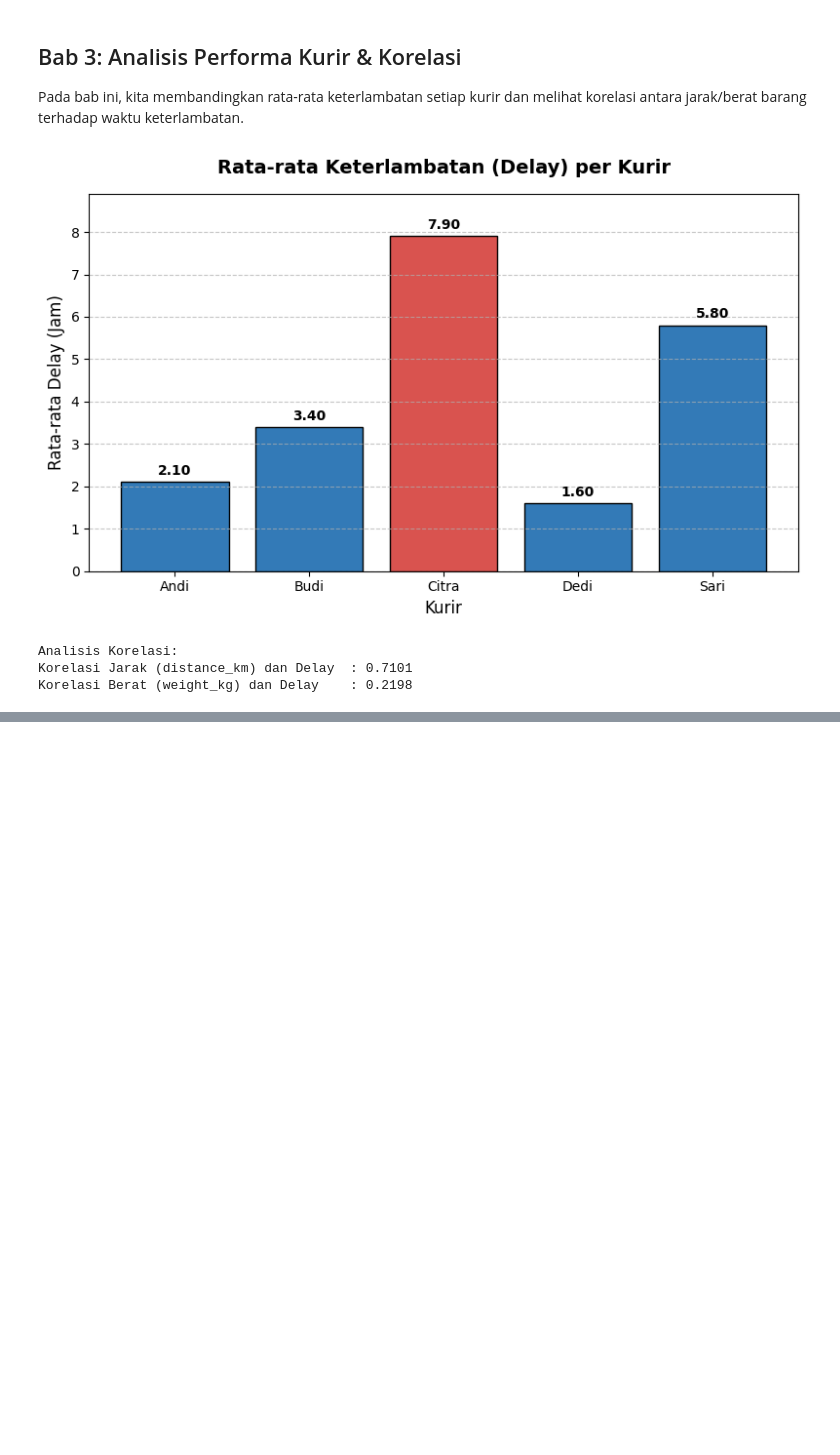
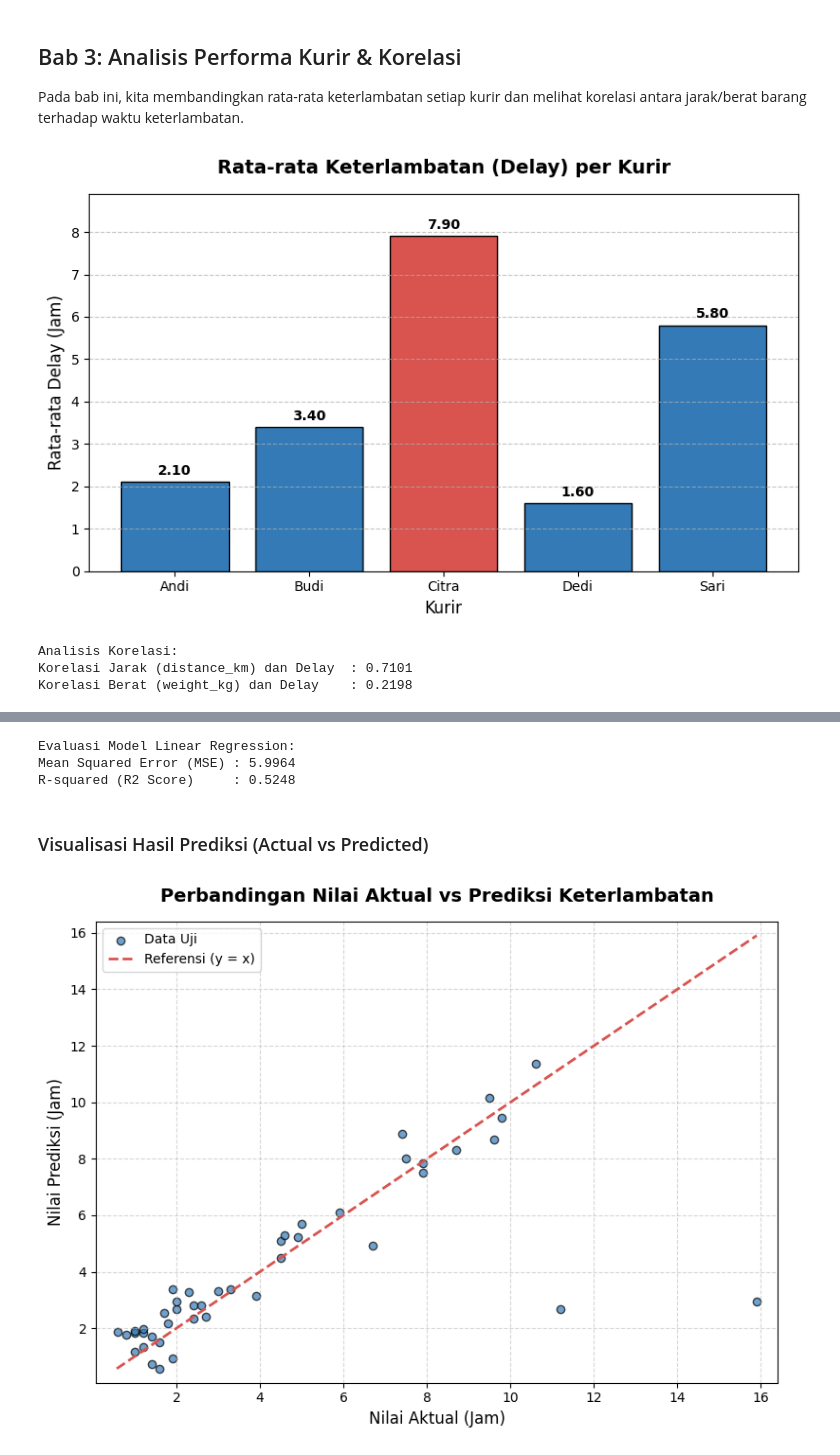
Before and after one commit to AhmadKusumahDEV/anteraja-capstone-muhammad_fatur, a Jupyter notebook: shipment-delivery-analysis.ipynb, the cells around one changed output, grey strips where cells are left out. Cells and saved outputs as stored; diff of their text form; code cells hidden in the pictures; blank space fills up the shorter version.

Commit message:
feat: add machine learning modeling and business insights

```diff
--- a/shipment-delivery-analysis.ipynb
+++ b/shipment-delivery-analysis.ipynb
@@ -135,0 +140,49 @@ Korelasi Berat (weight_kg) dan Delay    : 0.2198
+# %%
+from sklearn.model_selection import train_test_split
+from sklearn.linear_model import LinearRegression
+from sklearn.metrics import mean_squared_error, r2_score
+
+X = df[['distance_km', 'weight_kg']]
+y = df['delay_hours']
+
+X_train, X_test, y_train, y_test = train_test_split(X, y, test_size=0.2, random_state=42)
+
+model = LinearRegression()
+model.fit(X_train, y_train)
+
+y_pred = model.predict(X_test)
+
+mse = mean_squared_error(y_test, y_pred)
+r2 = r2_score(y_test, y_pred)
+
+print("Evaluasi Model Linear Regression:")
+print(f"Mean Squared Error (MSE) : {mse:.4f}")
+print(f"R-squared (R2 Score)     : {r2:.4f}")
+# %% [output]
+Evaluasi Model Linear Regression:
+Mean Squared Error (MSE) : 5.9964
+R-squared (R2 Score)     : 0.5248
+# %% [markdown]
+### Visualisasi Hasil Prediksi (Actual vs Predicted)
+# %%
+# Scatter plot untuk membandingkan y_test dan y_pred
+plt.figure(figsize=(8, 6))
+plt.scatter(y_test, y_pred, color='#337ab7', alpha=0.7, edgecolors='k', label='Data Uji')
+
+min_val = min(np.min(y_test), np.min(y_pred))
+max_val = max(np.max(y_test), np.max(y_pred))
+
+# Garis diagonal referensi
+plt.plot([min_val, max_val], [min_val, max_val], color='#d9534f', linestyle='--', linewidth=2, label='Referensi (y = x)')
+
+plt.xlabel('Nilai Aktual (Jam)', fontsize=12)
+plt.ylabel('Nilai Prediksi (Jam)', fontsize=12)
+plt.title('Perbandingan Nilai Aktual vs Prediksi Keterlambatan', fontsize=14, fontweight='bold', pad=15)
+plt.legend(loc='upper left')
+plt.grid(True, linestyle='--', alpha=0.5)
+plt.xlim(min_val - 0.5, max_val + 0.5)
+plt.ylim(min_val - 0.5, max_val + 0.5)
+plt.tight_layout()
+plt.show()
+# %% [output]
+[figure, added]
```
Also changed, not shown: parts of 6 cells of this notebook.
